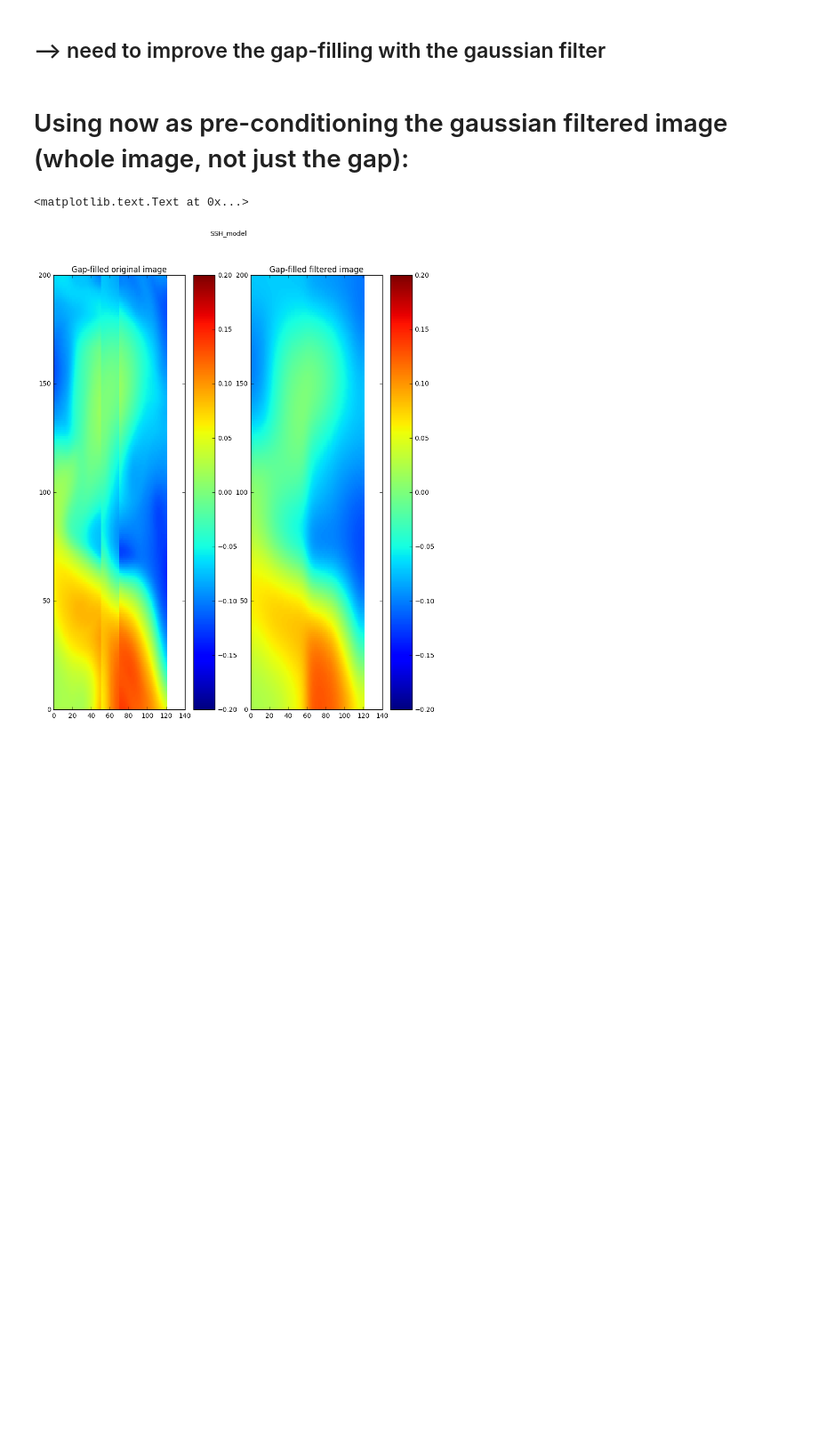
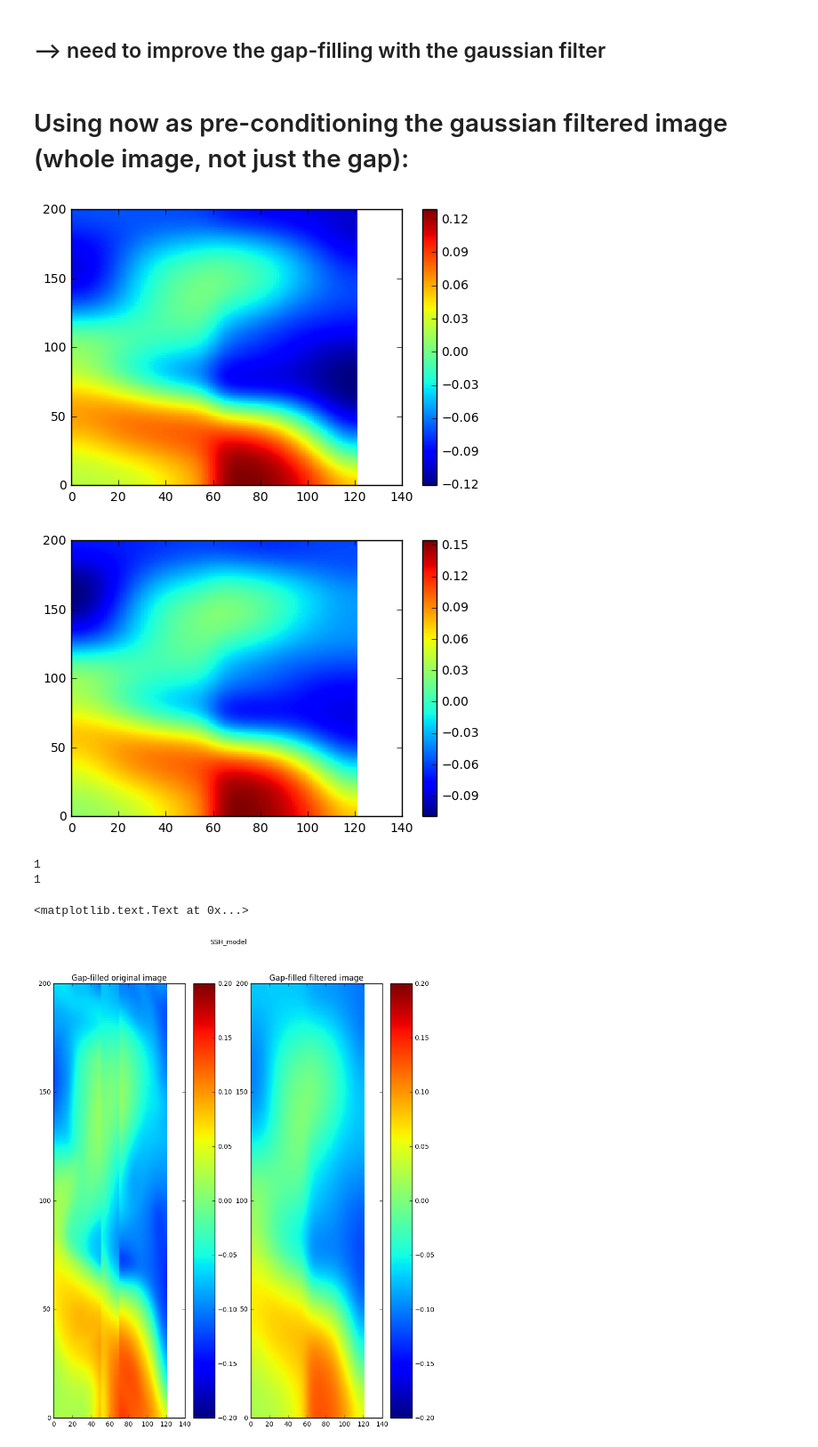
Before and after one commit to LauraGomezNavarro/SWOTmodule, a Jupyter notebook: 2018-01-12_REG_filter_example_NEWMODEULEVERSION_v2_CLEAN_tmp.ipynb, the cells around one changed output. Shown at 89% size. Drawn from its saved outputs; the diff is of its cells as text; code cells hidden in the pictures; blank space fills up the shorter version.

```diff
--- a/2018-01-12_REG_filter_example_NEWMODEULEVERSION_v2_CLEAN_tmp.ipynb
+++ b/2018-01-12_REG_filter_example_NEWMODEULEVERSION_v2_CLEAN_tmp.ipynb
@@ -428,9 +428,22 @@ plt.suptitle('SSH_obs')
 ## --> need to improve the gap-filling with the gaussian filter
 # %% [markdown]
 # Using now as pre-conditioning the gaussian filtered image (whole image, not just the gap):
+# %%
+plt.pcolor(SSH_model_gausf.T);plt.colorbar()
+plt.show()
+plt.pcolor(SSH_obs_gausf.T);plt.colorbar()
+plt.show()
+# %% [output]
+[figure, added]
+[figure, added]
 # %%
 filt_SSH_model_v3, itern  = penalization_filter(var=SSH_model_gausf, mask_of_data=mask_gap, var_obs=SSH_model_ma, lambd=40, regularization_model=1, iter_max=500, epsilon=0.000001)
+print itern
 filt_SSH_obs_v3, itern    = penalization_filter(var=SSH_obs_gausf, mask_of_data=mask_gap, var_obs=SSH_obs_ma, lambd=40, regularization_model=1, iter_max=500, epsilon=0.000001)
+print itern
+# %% [output]
+1
+1
 # %%
 filt_SSH_model_v3.mask = False
 filt_SSH_obs_v3.mask = False
```
Also changed, not shown: parts of 2 cells of this notebook.
